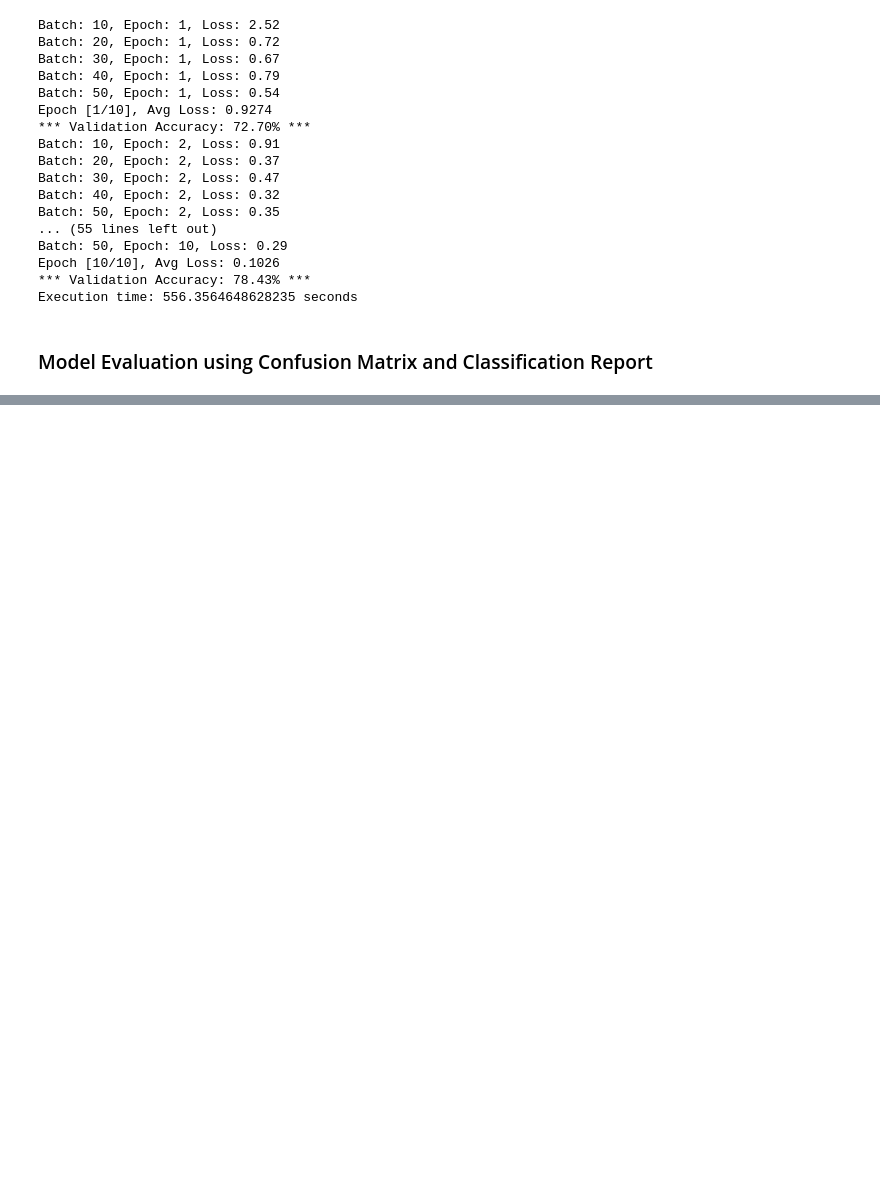
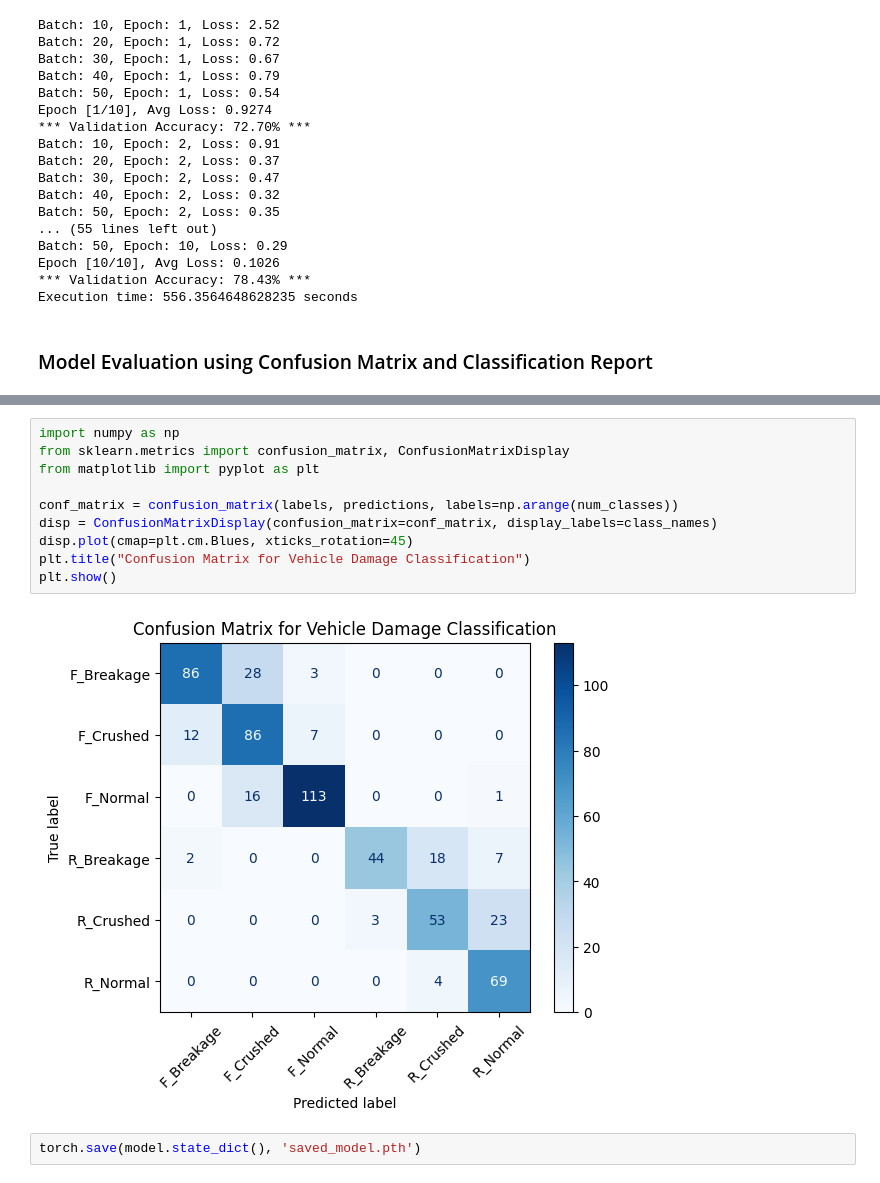
Before and after one commit to bukky300/car-damage-prediction, a Jupyter notebook: training/damage_prediction.ipynb, the cells around one changed output, grey strips where cells are left out. Drawn from its saved outputs; the diff is of its cells as text; blank space fills up the shorter version.

Commit message:
Model evaluation and Export

```diff
--- a/training/damage_prediction.ipynb
+++ b/training/damage_prediction.ipynb
@@ -364,0 +383,14 @@ Execution time: 556.3564648628235 seconds
+# %%
+import numpy as np
+from sklearn.metrics import confusion_matrix, ConfusionMatrixDisplay
+from matplotlib import pyplot as plt
+
+conf_matrix = confusion_matrix(labels, predictions, labels=np.arange(num_classes))
+disp = ConfusionMatrixDisplay(confusion_matrix=conf_matrix, display_labels=class_names)
+disp.plot(cmap=plt.cm.Blues, xticks_rotation=45)
+plt.title("Confusion Matrix for Vehicle Damage Classification")
+plt.show()
+# %% [output]
+[figure, added]
+# %%
+torch.save(model.state_dict(), 'saved_model.pth')
```
Also changed, not shown: parts of 1 cell of this notebook, 1 other file.
